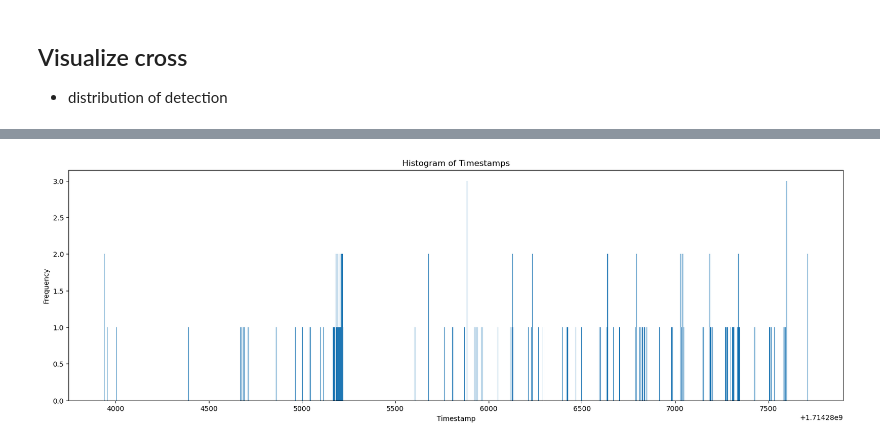
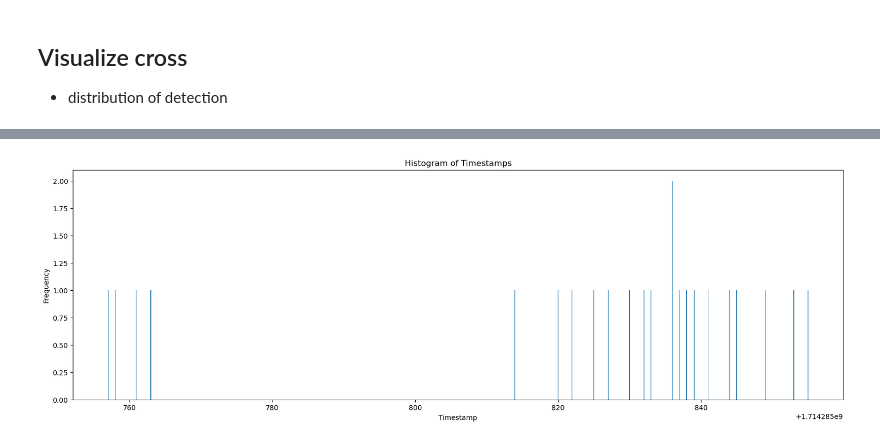
Before and after one commit to JeansAthiwat/parking-customer-count, a Jupyter notebook: 01data_vis_cross.ipynb, the cells around one changed output, grey strips where cells are left out. Saved outputs shown, nothing was run; the diff lists cells and outputs as text; code cells hidden in the pictures.

```diff
--- a/01data_vis_cross.ipynb
+++ b/01data_vis_cross.ipynb
@@ -72,12 +54,19 @@ print(df_reverse.sort_values(by=conf.CUSTOMER_INTEREST_SNAPSHOT)[conf.CUSTOMER_I
 # %%
-df_samecam = df_cross[df_cross['camera'] == 'mbk-14-13']
+df_samecam = df_cross[df_cross["camera"] == "mbk-14-12"]
 
 
 plt.figure(figsize=(20, 6))  # Set the figure size to 10 inches wide and 6 inches tall
-plt.hist(df_samecam[(df_samecam['timestamp_unix'] >= 1714283888) & (df_samecam['timestamp_unix'] <= 1714288000)]['timestamp_unix'], bins=1200)
-plt.xlabel('Timestamp')
-plt.ylabel('Frequency')
-plt.title('Histogram of Timestamps')
+# plt.hist(df_samecam[(df_samecam['timestamp_unix'] >= 1714283888) & (df_samecam['timestamp_unix'] <= 1714288000)]['timestamp_unix'], bins=1200) #06-07
+plt.hist(
+    df_samecam[
+        (df_samecam["timestamp_unix"] >= 1714285700) & (df_samecam["timestamp_unix"] <= 1714286000)
+    ]["timestamp_unix"],
+    bins=1200,
+)  # 06:28-06:33
+
+plt.xlabel("Timestamp")
+plt.ylabel("Frequency")
+plt.title("Histogram of Timestamps")
 plt.show()
 # %% [output]
-[figure, old version]
+[figure, new version]
```
Also changed, not shown: parts of 8 cells of this notebook, 7 other files.
